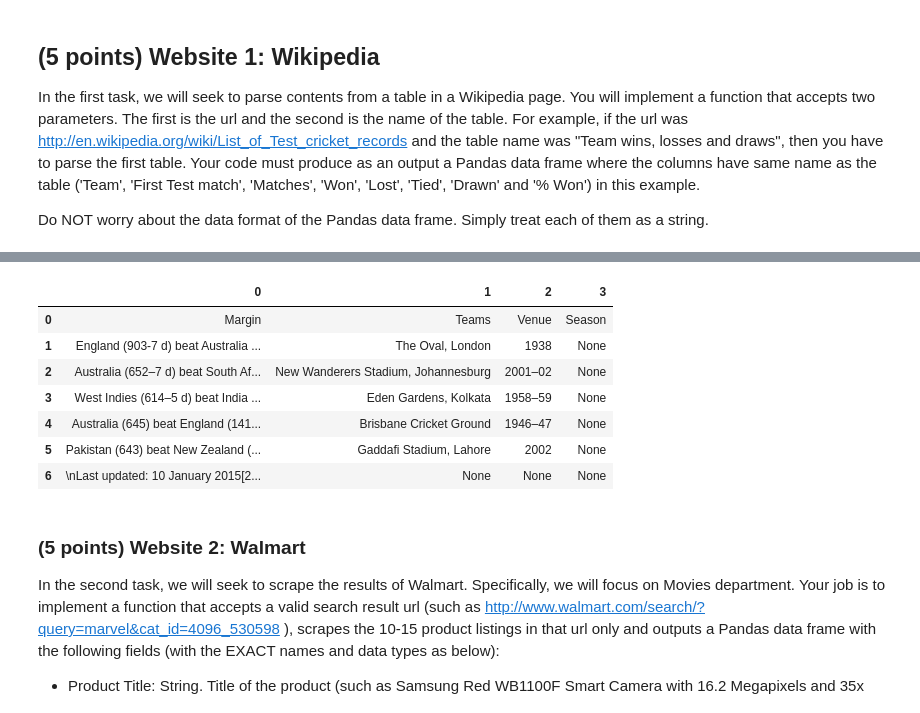
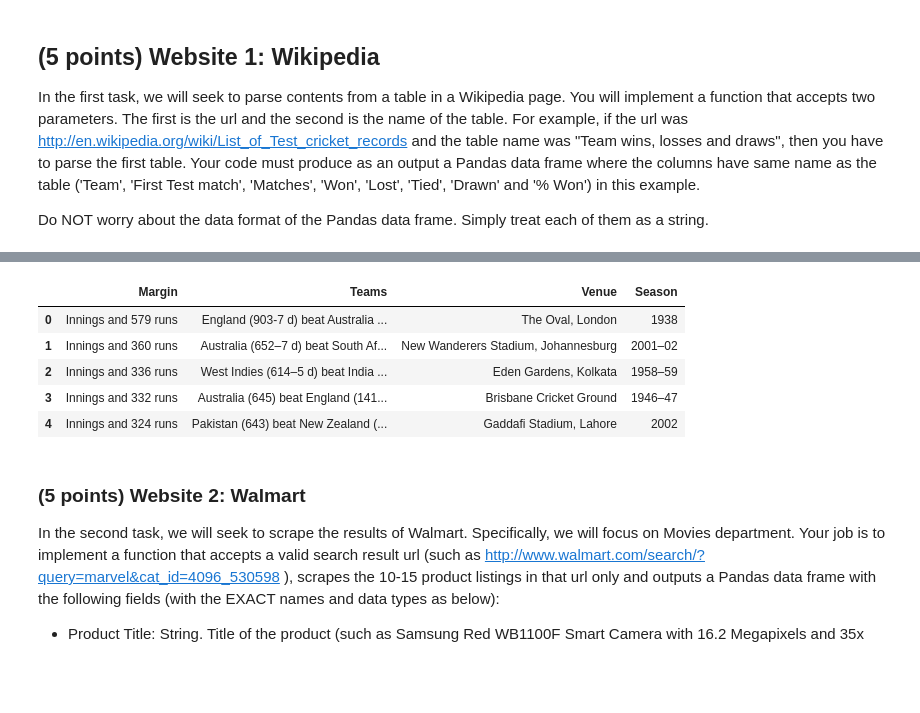
Before and after one commit to sreeharihegden/CSE-5334-Data-Mining, a Jupyter notebook: PA1_ExploratoryAnalysis_FEC_2012_PresidentialElections.ipynb, the cells around one changed output, grey strips where cells are left out. Saved outputs shown, nothing was run; the diff lists cells and outputs as text; code cells hidden in the pictures; blank space fills up the shorter version.

```diff
--- a/PA1_ExploratoryAnalysis_FEC_2012_PresidentialElections.ipynb
+++ b/PA1_ExploratoryAnalysis_FEC_2012_PresidentialElections.ipynb
@@ -70,84 +70,37 @@ In the first task, we will seek to parse contents from a table in a Wikipedia pa
 
 Do NOT worry about the data format of the Pandas data frame. Simply treat each of them as a string.
 # %%
-
-# coding: utf-8
-
-# In[ ]:
-
-
-
-
-# In[2]:
-
-#Input:
-#    url: URL of a wikipedia page
-#    table_no: Number of the table to scrape
-#Output:
-#    df is a Pandas data frame that contains a tabular representation of the table
-#    The columns are named the same as the table columns
-#    Each row of df corresponds to a row in the table
-
-
 from bs4 import BeautifulSoup
 import urllib2
 from lxml.html import fromstring
 import re
 import csv
 import pandas as pd
-
-
 url= raw_input('Enter the URL')
 table_number= raw_input('Enter the table number')
 table_no=int(table_number)
+def scraping_wikipedia_table(url, table_no):
 
-def scraping_wikipedia_table(url, table_no):
-    wiki=url
     header = {'User-Agent': 'Mozilla/5.0'} #Needed to prevent 403 error on Wikipedia
-    req = urllib2.Request(wiki,headers=header)
+    req = urllib2.Request(url,headers=header)
     page = urllib2.urlopen(req)
-
     soup = BeautifulSoup(page)
-
-    table = soup.find_all('table')[table_no]
-
-    tmp = table.find_all('tr')
-
-    first = tmp[0]
-    allRows = tmp[1:-1]
-
-    headers = [header.get_text() for header in first.find_all('th')]
-    results = [[data.get_text() for data in row.find_all('td')] for row in allRows]
-
-    rowspan = []
-
-    for no, tr in enumerate(allRows):
-        tmp = []
-        for td_no, data in enumerate(tr.find_all('td')):
-            if data.has_key("rowspan"):
-                rowspan.append((no, td_no, int(data["rowspan"]), data.get_text()))
-
-
-    if rowspan:
-        for i in rowspan:
-            # tr value of rowspan in present in 1th place in results
-            for j in xrange(1, i[2]):
-                #- Add value in next tr.
-                results[i[0]+j].insert(i[1], i[3])
-
-
+    try:
+        table = soup.find_all('table')[table_no]
+    except AttributeError as e:
+        print 'No tables found, exiting'
+    try:
+        first = table.find_all('tr')[0]
+    except AttributeError as e:
+        print 'No table row found, exiting'
+    try:
+        allRows = table.find_all('tr')[1:-1]
+    except AttributeError as e:
+        print 'No table row found, exiting'
+    headers = [header.get_text() for header in first.find_all(['th', 'td'])]
+    results = [[data.get_text() for data in row.find_all(['th', 'td'])] for row in allRows]
     df = pd.DataFrame(data=results, columns=headers)
     df
-
     return df
-
 scraping_wikipedia_table(url, table_no)
-
-
-# In[ ]:
-
-
-
-
-# In[ ]:
 # %% [output]
@@ -163,11 +109,9 @@ Last updated: 10 January 2015[25]
-|  | 0 | 1 | 2 | 3 |
-| 0 | Margin | Teams | Venue | Season |
-| 1 | England (903-7 d) beat Australia ... | The Oval, London | 1938 | None |
-| 2 | Australia (652–7 d) beat South Af... | New Wanderers Stadium, Johannesburg | 2001–02 | None |
-| 3 | West Indies (614–5 d) beat India ... | Eden Gardens, Kolkata | 1958–59 | None |
-| 4 | Australia (645) beat England (141... | Brisbane Cricket Ground | 1946–47 | None |
-| 5 | Pakistan (643) beat New Zealand (... | Gaddafi Stadium, Lahore | 2002 | None |
-| 6 | \nLast updated: 10 January 2015[2... | None | None | None |
+|  | Margin | Teams | Venue | Season |
+| 0 | Innings and 579 runs | England (903-7 d) beat Australia ... | The Oval, London | 1938 |
+| 1 | Innings and 360 runs | Australia (652–7 d) beat South Af... | New Wanderers Stadium, Johannesburg | 2001–02 |
+| 2 | Innings and 336 runs | West Indies (614–5 d) beat India ... | Eden Gardens, Kolkata | 1958–59 |
+| 3 | Innings and 332 runs | Australia (645) beat England (141... | Brisbane Cricket Ground | 1946–47 |
+| 4 | Innings and 324 runs | Pakistan (643) beat New Zealand (... | Gaddafi Stadium, Lahore | 2002 |
 # %% [markdown]
 
 ### (5 points)  Website 2: Walmart
```
Also changed, not shown: parts of 10 cells of this notebook.
